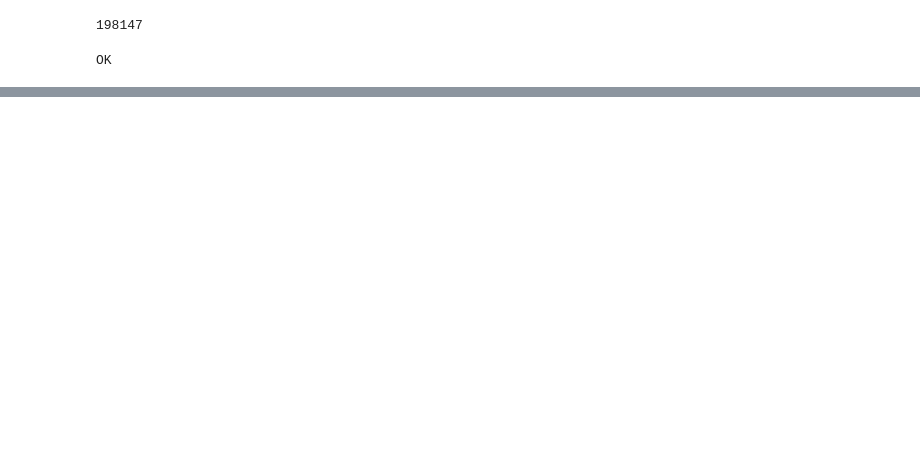
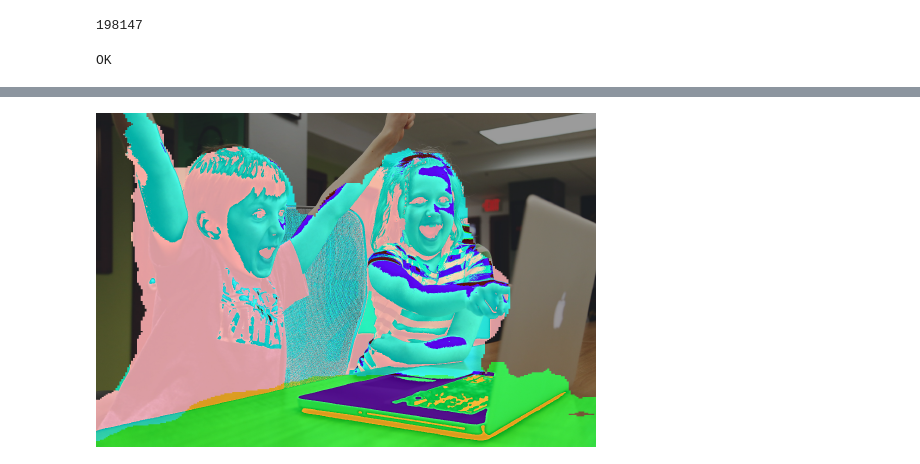
Before and after one commit to mattn/go-tflite, a Jupyter notebook: _example/segment/Draw segments on the picture.ipynb, the cells around one changed output, grey strips where cells are left out. Drawn from its saved outputs; the diff is of its cells as text; code cells hidden in the pictures; blank space fills up the shorter version.

```diff
--- a/_example/segment/Draw segments on the picture.ipynb
+++ b/_example/segment/Draw segments on the picture.ipynb
@@ -96,0 +142,4 @@ ERROR: repl.go:18:14: undefined identifier: colors
+# %%
+resize.Resize(500, 0, base, resize.NearestNeighbor)
+# %% [output]
+[figure, added]
```
Also changed, not shown: parts of 11 cells of this notebook.
